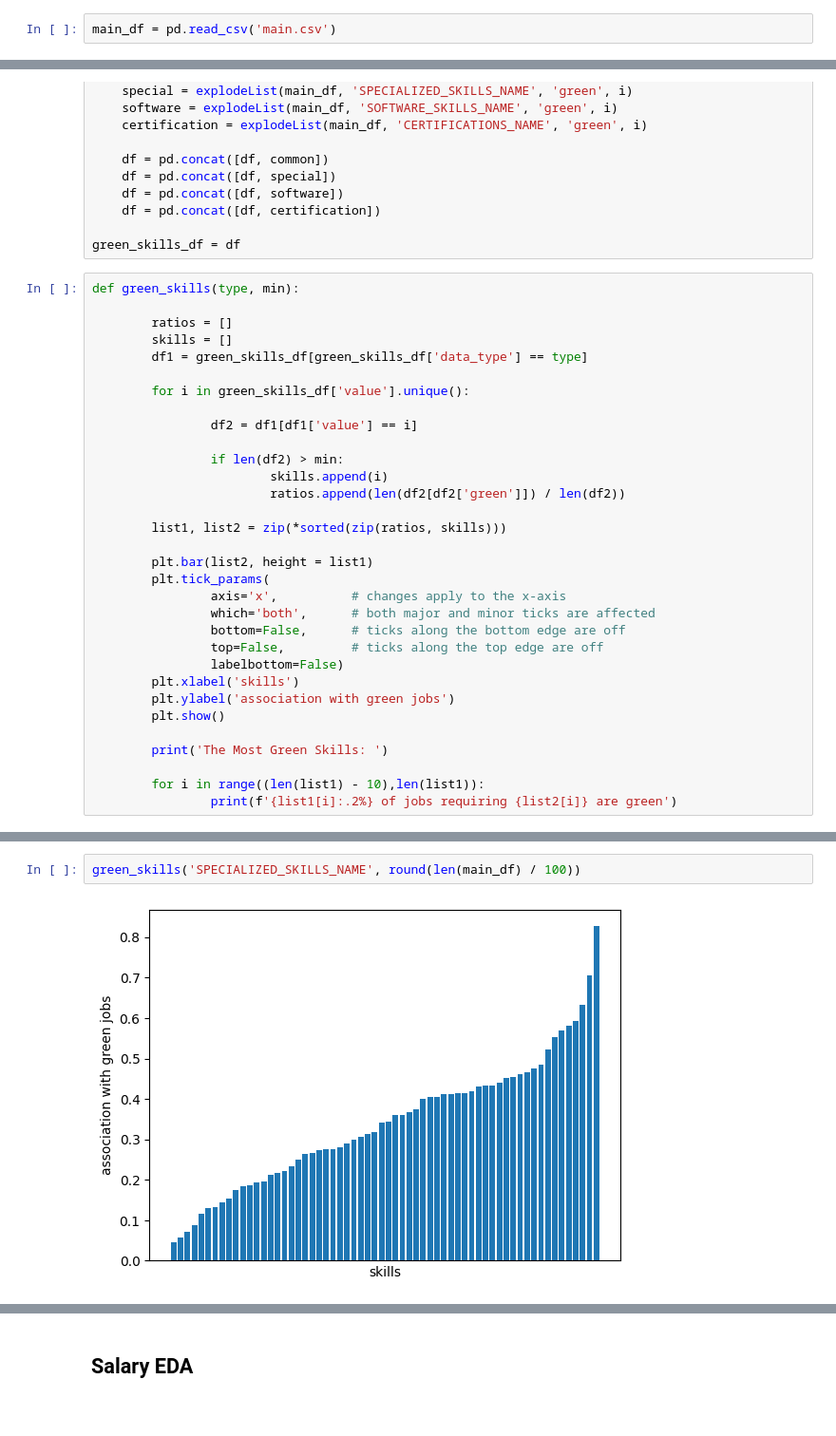
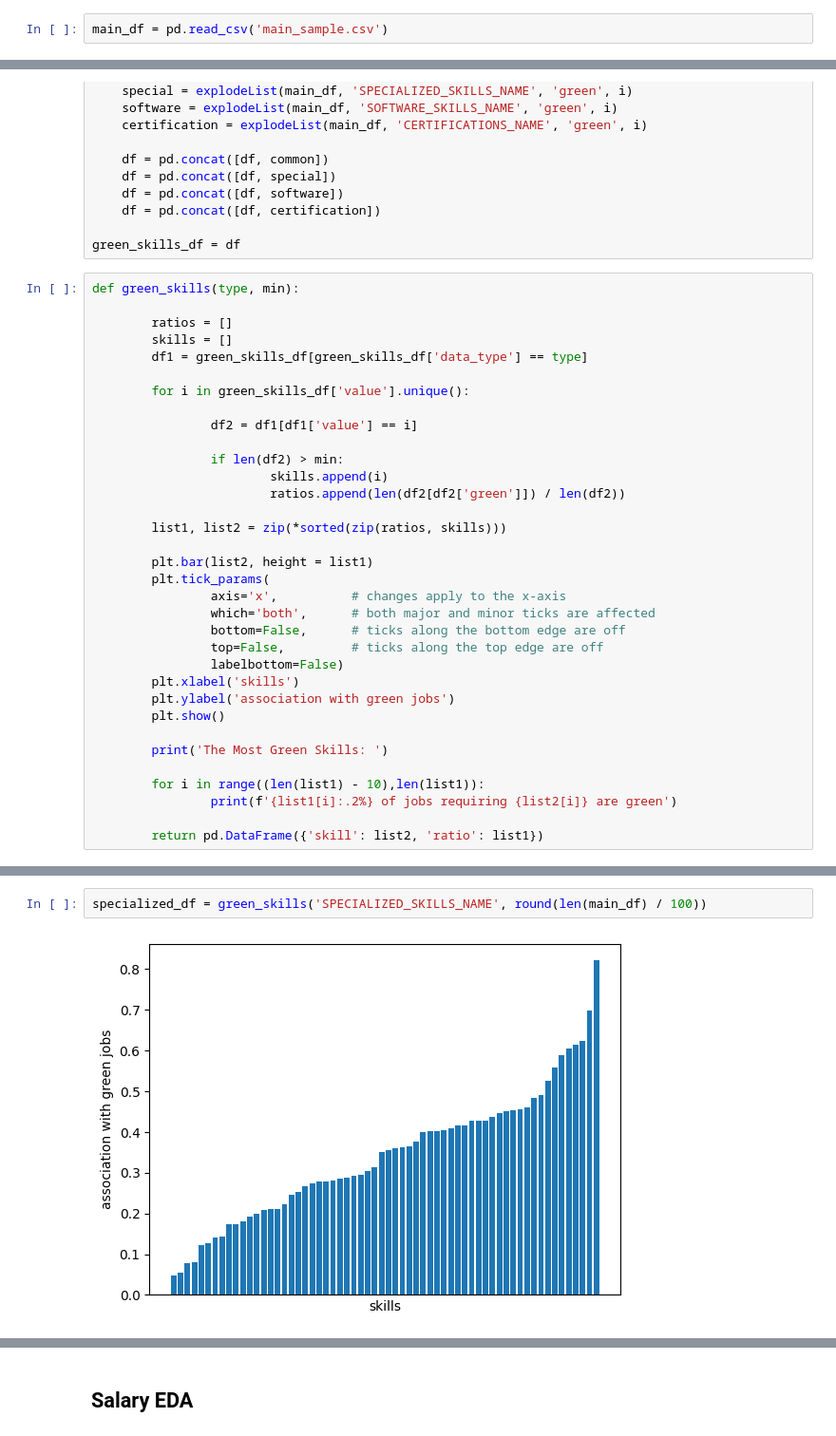
Before and after one commit to matthewbbone/datathonPP, a Jupyter notebook: Green EDA.ipynb, the cells around one changed output, grey strips where cells are left out. Shown: that part at 95% size. Cells and saved outputs as stored; diff of their text form.

```diff
--- a/Green EDA.ipynb
+++ b/Green EDA.ipynb
@@ -10,7 +10,7 @@ from dateutil import parser
 # %% [markdown]
 ## Prelminary Cleaning
 # %%
-main_df = pd.read_csv('main.csv')
+main_df = pd.read_csv('main_sample.csv')
 # %%
 industry_map = {
     'Manufacture of fabricated metal products, except machinery and equipment': 'fab_metal_manuf',
@@ -284,4 +224,6 @@ def green_skills(type, min):
 
         for i in range((len(list1) - 10),len(list1)):
                 print(f'{list1[i]:.2%} of jobs requiring {list2[i]} are green')
+
+        return pd.DataFrame({'skill': list2, 'ratio': list1})
 # %%
@@ -302,5 +244,5 @@ The Most Green Skills:
 # %%
-green_skills('SPECIALIZED_SKILLS_NAME', round(len(main_df) / 100))
+specialized_df = green_skills('SPECIALIZED_SKILLS_NAME', round(len(main_df) / 100))
 # %% [output]
-[figure, old version]
+[figure, new version]
 The Most Green Skills:
```
Also changed, not shown: parts of 36 cells of this notebook, 1 other file.
